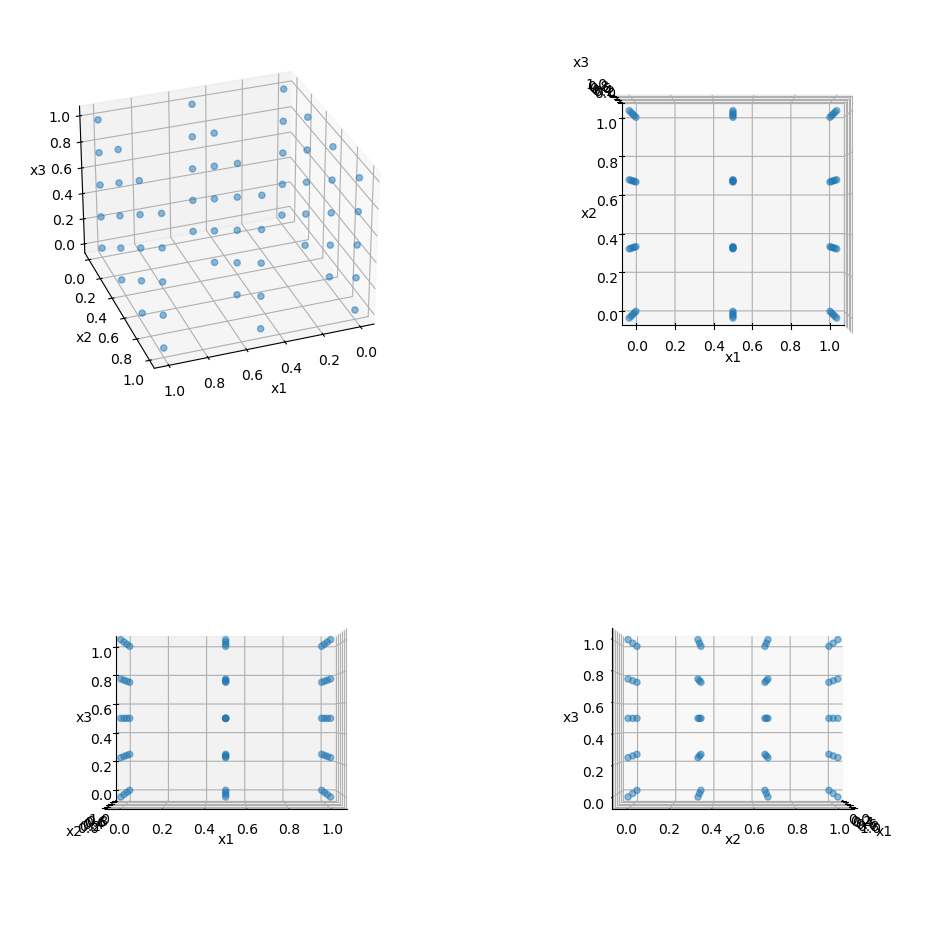
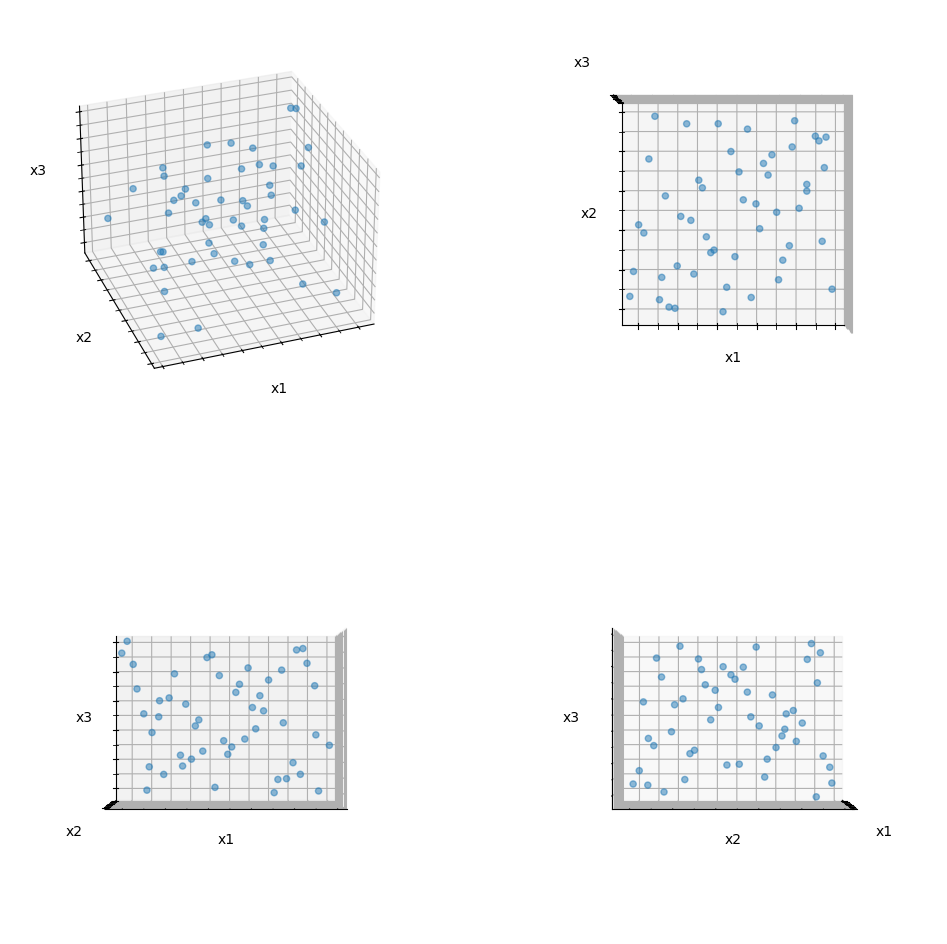
Code edit (unified diff) that turned the first committed figure into the second:
--- before
+++ after
@@ -1,12 +1,21 @@
-def random_latin_hypercube(q: list) -> None:
+def random_latin_hypercube(n:int, k:int, edges:int = 0) -> None:
 
-    if min(q) < 2:
-        raise Exception("You must have at least two points per dimension")
+    rng = np.random.default_rng()
 
-    x1 = np.linspace(0,1,q[0])
-    x2 = np.linspace(0,1,q[1])
-    x3 = np.linspace(0,1,q[2])
+    X = np.zeros((n,k))
+
+    for i in range(k):
+        X[:,i] = rng.permutation(n)
+
+    if edges == 1:
+        X = (X-1)/(n-1);
+    else:
+        X = (X-0.5)/n;
     
-    X1, X2, X3 = np.meshgrid(x1, x2, x3, indexing='ij')
+    print(X)
+
+    X1 = X[:,0]
+    X2 = X[:,1]
+    X3 = X[:,2]
 
     fig = plt.figure(figsize=(12, 12))
@@ -18,7 +27,16 @@
         ax = fig.add_subplot(2,2,i, projection='3d')
 
+        ax.xaxis.set_minor_locator(MultipleLocator(0.1))
+        ax.yaxis.set_minor_locator(MultipleLocator(0.1))
+        ax.zaxis.set_minor_locator(MultipleLocator(0.1))
+
         ax.set_xlabel('x1')
         ax.set_ylabel('x2')
         ax.set_zlabel('x3')
+        
+        ax.set_xticklabels([])
+        ax.set_yticklabels([])
+        ax.set_zticklabels([])
+
         ax.scatter(X1, X2, X3, alpha=0.5)
 
@@ -28,3 +46,3 @@
     plt.show()
 
-random_latin_hypercube([3,4,5])
+random_latin_hypercube(50,3)

Commit: random latin hypercube sampling